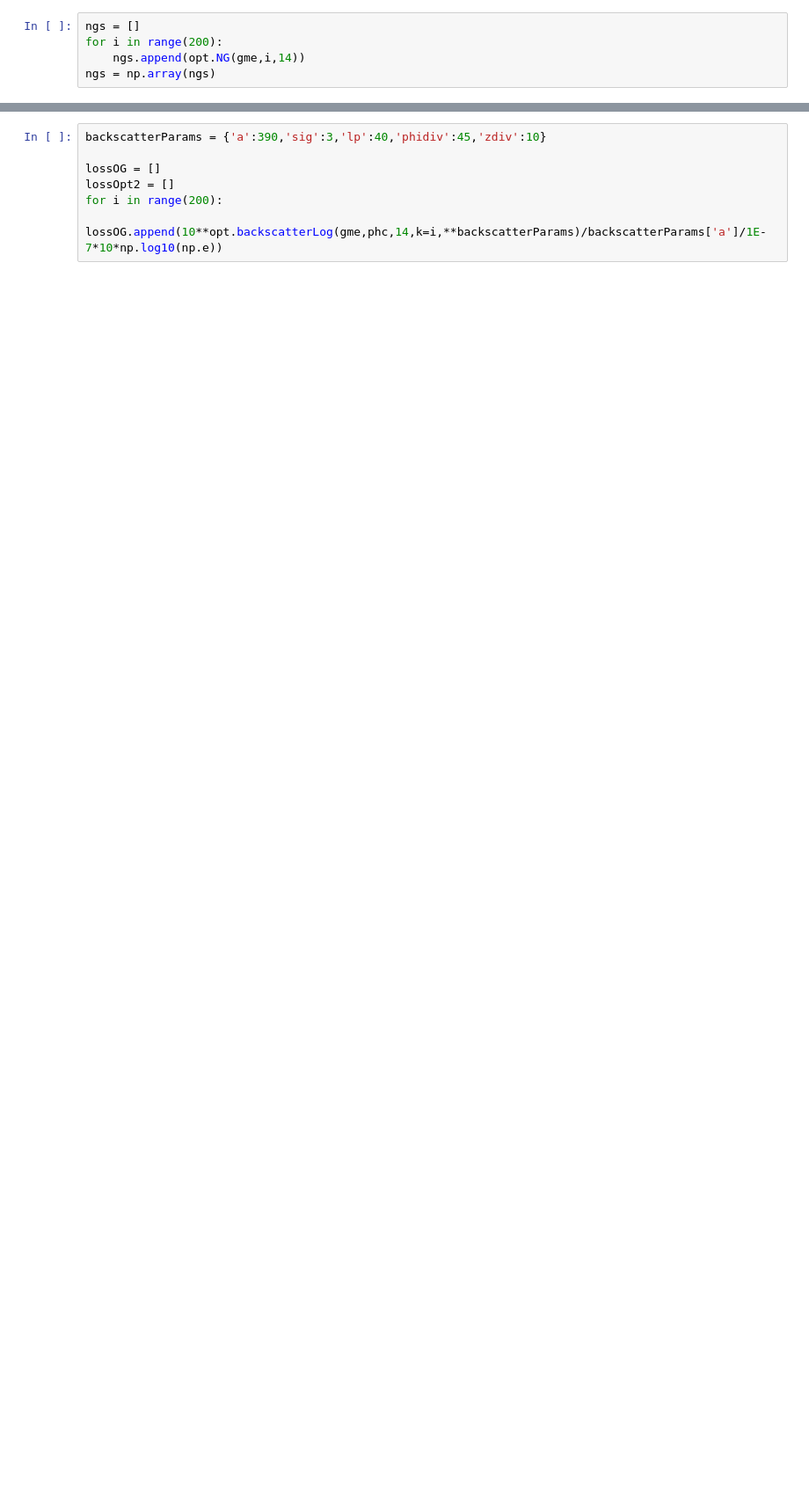
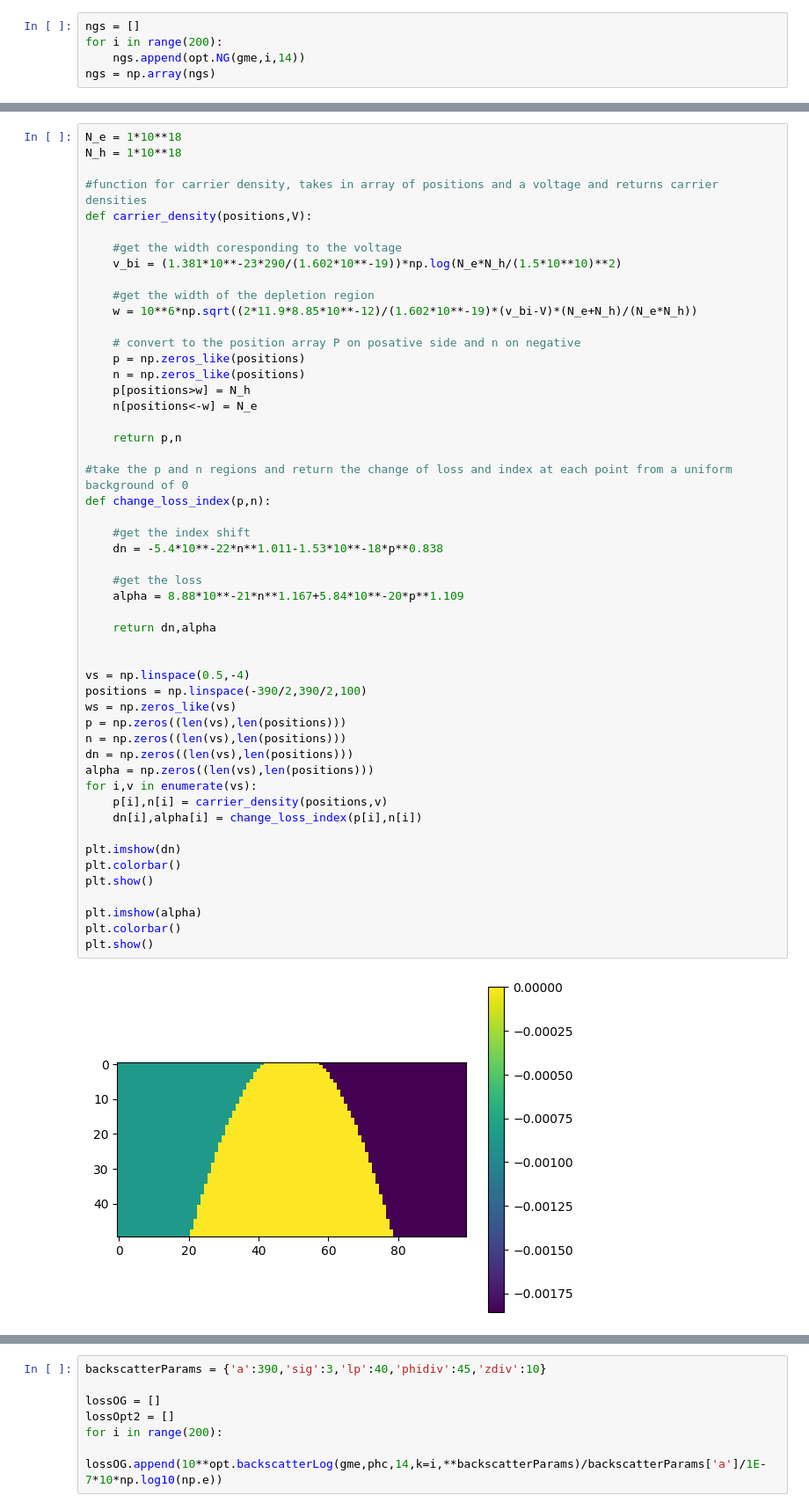
Before and after one commit to DominicJThompson/optGME, a Jupyter notebook: paper2/FieldRuns/SIOTesting.ipynb, the cells around one changed output, grey strips where cells are left out. Shown at 88% size. Drawn from its saved outputs; the diff is of its cells as text; blank space fills up the shorter version.

```diff
--- a/paper2/FieldRuns/SIOTesting.ipynb
+++ b/paper2/FieldRuns/SIOTesting.ipynb
@@ -83,0 +91,53 @@ This is preforming the computation $$\Delta n_{\text{eq}} = \frac{\int \Delta n_
+# %%
+N_e = 1*10**18
+N_h = 1*10**18
+
+#function for carrier density, takes in array of positions and a voltage and returns carrier densities
+def carrier_density(positions,V):
+
+    #get the width coresponding to the voltage
+    v_bi = (1.381*10**-23*290/(1.602*10**-19))*np.log(N_e*N_h/(1.5*10**10)**2)
+
+    #get the width of the depletion region
+    w = 10**6*np.sqrt((2*11.9*8.85*10**-12)/(1.602*10**-19)*(v_bi-V)*(N_e+N_h)/(N_e*N_h))
+
+    # convert to the position array P on posative side and n on negative
+    p = np.zeros_like(positions)
+    n = np.zeros_like(positions)
+    p[positions>w] = N_h
+    n[positions<-w] = N_e
+
+    return p,n
+
+#take the p and n regions and return the change of loss and index at each point from a uniform background of 0
+def change_loss_index(p,n):
+
+    #get the index shift
+    dn = -5.4*10**-22*n**1.011-1.53*10**-18*p**0.838
+
+    #get the loss
+    alpha = 8.88*10**-21*n**1.167+5.84*10**-20*p**1.109
+
+    return dn,alpha
+
+
+vs = np.linspace(0.5,-4)
+positions = np.linspace(-390/2,390/2,100)
+ws = np.zeros_like(vs)
+p = np.zeros((len(vs),len(positions)))
+n = np.zeros((len(vs),len(positions)))
+dn = np.zeros((len(vs),len(positions)))
+alpha = np.zeros((len(vs),len(positions)))
+for i,v in enumerate(vs):
+    p[i],n[i] = carrier_density(positions,v)
+    dn[i],alpha[i] = change_loss_index(p[i],n[i])
+
+plt.imshow(dn)
+plt.colorbar()
+plt.show()
+
+plt.imshow(alpha)
+plt.colorbar()
+plt.show()
+# %% [output]
+[figure, added]
```
Also changed, not shown: parts of 26 cells of this notebook, 4 other files.
